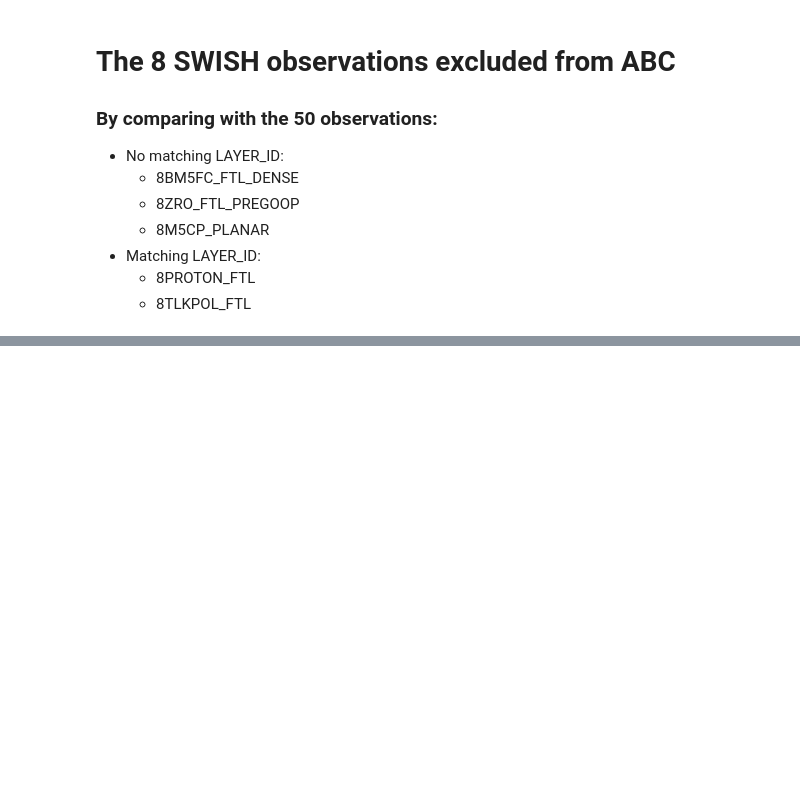
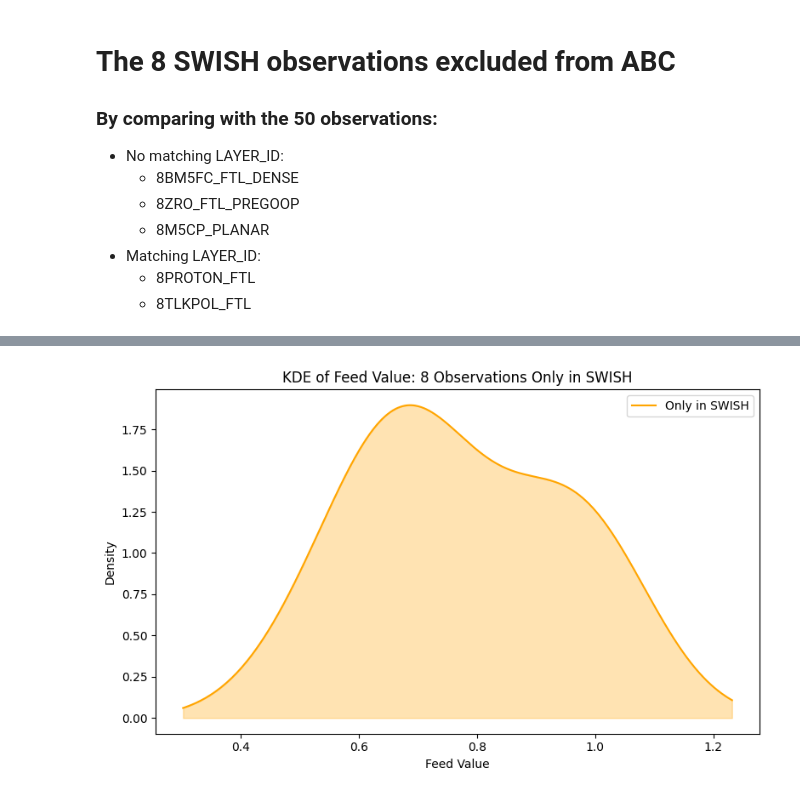
Before and after one commit to maximillian-jacob/DataScience, a Jupyter notebook: main_swish_vs_abc.ipynb, the cells around one changed output, grey strips where cells are left out. Saved outputs shown, nothing was run; the diff lists cells and outputs as text; code cells hidden in the pictures; blank space fills up the shorter version.

Commit message:
Adding feed distribution of :excluded vs included data points

```diff
--- a/main_swish_vs_abc.ipynb
+++ b/main_swish_vs_abc.ipynb
@@ -486,3 +486,18 @@ only_swish
 | 12 | KST498 | 0.994258 | DEVICE=*,LAYER=8PROTON_FTL,OPERAT... | 08/08/2025 | D1D | 1281785 | 8PROTON_FTL |
 | 17 | PAT524_PM1 | 0.899167 | DEVICE=*,LAYER=8TLKPOL_FTL,OPERAT... | 08/08/2025 | D1D | 1281792 | 8TLKPOL_FTL |
 | 44 | DRT402 | 0.679441 | DEVICE=*,LAYER=8M5CP_PLANAR,OPERA... | 08/08/2025 | D1D | 1281827 | 8M5CP_PLANAR |
+# %%
+plt.figure(figsize=(8, 5))
+if not only_swish.empty:
+    ax = only_swish['feed_value_swish'].plot(kind='kde', color='orange', label='Only in SWISH')
+    x = ax.get_lines()[-1].get_xdata()
+    y = ax.get_lines()[-1].get_ydata()
+    plt.fill_between(x, y, color='orange', alpha=0.3)
+    plt.xlabel('Feed Value')
+    plt.ylabel('Density')
+    plt.title('KDE of Feed Value: 8 Observations Only in SWISH')
+    plt.legend()
+    plt.tight_layout()
+    plt.show()
+# %% [output]
+[figure, added]
```
Also changed, not shown: parts of 1 cell of this notebook.
